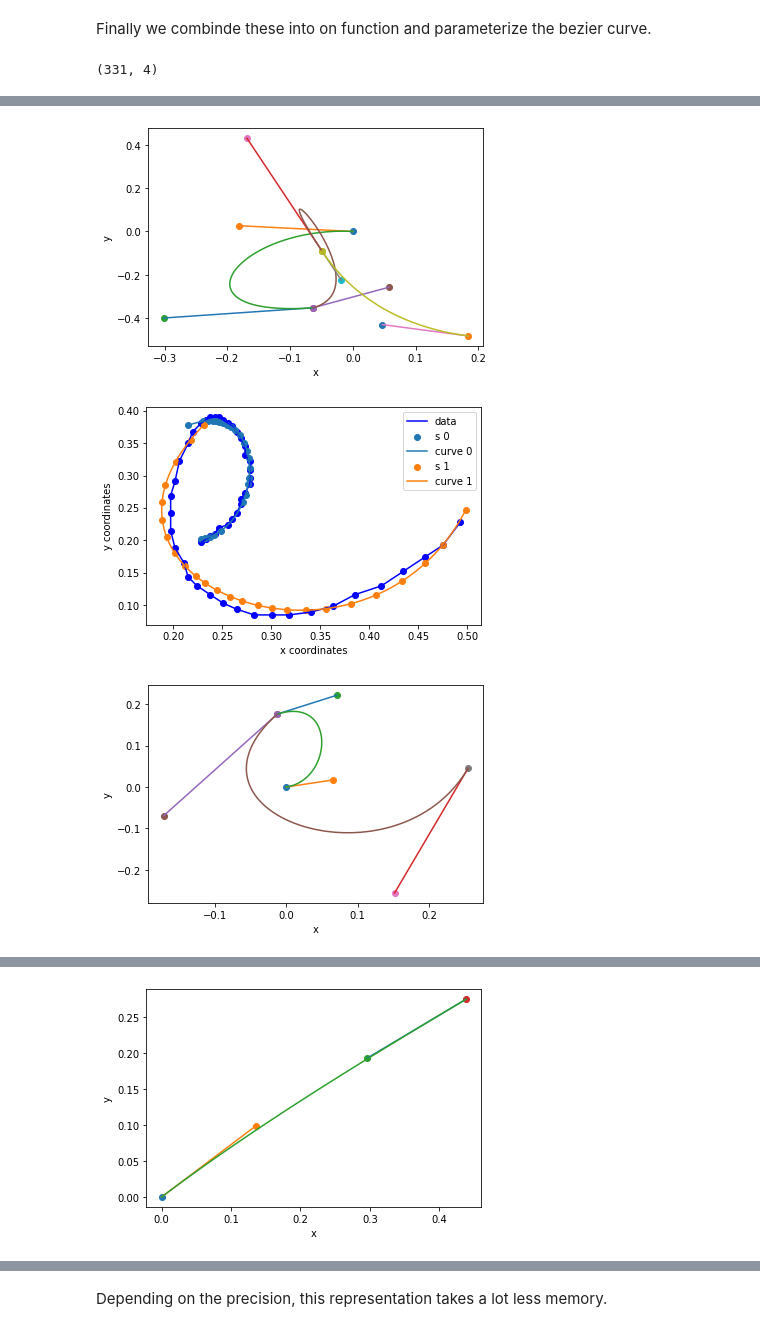
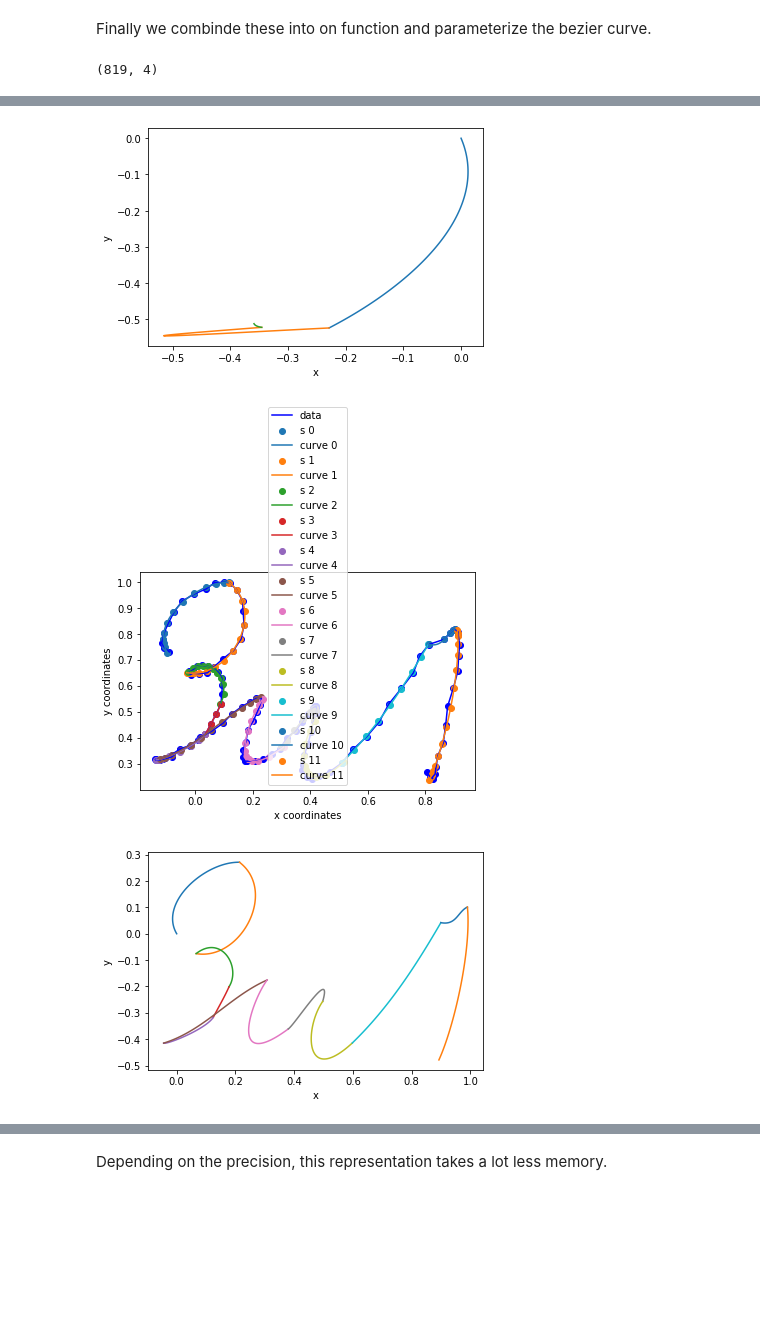
Before and after one commit to Redjeepkaiser/AutoWrite, a Jupyter notebook: src/notebooks/Input Representation.ipynb, the cells around one changed output, grey strips where cells are left out. Drawn from its saved outputs; the diff is of its cells as text; code cells hidden in the pictures; blank space fills up the shorter version.

```diff
--- a/src/notebooks/Input Representation.ipynb
+++ b/src/notebooks/Input Representation.ipynb
@@ -653,5 +665,5 @@ def fit_curve_newton_step(data, delta=0.05, precision=0.05, maxiter=10, debug=Fa
 
     return PE, s, prev_error
 
-res = fit_curve_newton_step(normalized_timestamps[0], debug=True)
+res = fit_curve_newton_step(normalized_timestamps[1], debug=True)
 # %% [output]
@@ -755,6 +774,8 @@ def fit_datapoints(datapoints, precision=0.001):
 
             if res_s:
                 curves.extend(res_s)
+        else:
+            curves.append([PE, s, stdev, datapoints])
     else:
         curves.append([PE, s, stdev, datapoints])
 
@@ -776,7 +797,7 @@ def plot_fitted_curves_with_data(curves, data):
     plt.legend()
     plt.show()
 
-t = 0
+t = 3
 fitted_curves = fit_datapoints(normalized_timestamps[t])
 plot_fitted_curves_with_data(fitted_curves, normalized_timestamps[t])
 # %% [output]
@@ -787,6 +808,9 @@ In the last step we want to stitch the fitted curves back together, we will look
 def stitch_curves(curves, precision=0.001):
     fitted_curves = curves.copy()
     curves = []
+
+    if len(fitted_curves) == 1:
+        return fitted_curves
 
     for i, _ in enumerate(fitted_curves[:-1]):
         d = np.vstack((fitted_curves[i][3][:-1], fitted_curves[i+1][3]))
@@ -881,9 +905,9 @@ def strokes_to_bezier(strokes, precision=0.001, debug=False):
 print(rtps.shape)
 
 # t1 = strokes_to_bezier(raw_strokes)
-t2 = strokes_to_bezier(raw_strokes, precision=0.05, debug=True)
+t2 = strokes_to_bezier(raw_strokes, precision=0.01, debug=True)
 
-print(t1.shape)
+# print(t1.shape)
 print(t2.shape)
 # %% [output]
-(331, 4)
+(819, 4)
@@ -891,3 +915,3 @@ print(t2.shape)
-[figure, old version]
+[figure, new version]
-[figure, old version]
+[figure, new version]
-[figure, old version]
+[figure, new version]
@@ -901 +924,0 @@ print(t2.shape)
-[figure, removed]
```
Also changed, not shown: parts of 31 cells of this notebook, 11 other files.
